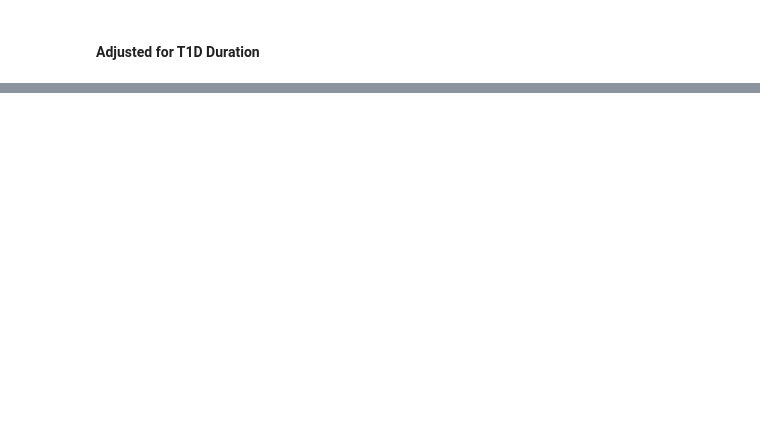
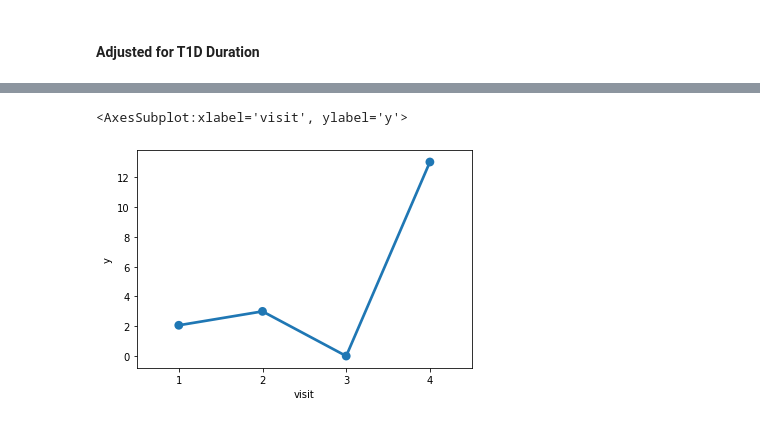
Before and after one commit to childhealthbiostatscore/BDC-Code, a Jupyter notebook: Kim Driscoll/Bring BG Down!/bbgd_mixed_models.ipynb, the cells around one changed output, grey strips where cells are left out. Drawn from its saved outputs; the diff is of its cells as text; code cells hidden in the pictures; blank space fills up the shorter version.

Commit message:
categorical time example

```diff
--- a/Kim Driscoll/Bring BG Down!/bbgd_mixed_models.ipynb
+++ b/Kim Driscoll/Bring BG Down!/bbgd_mixed_models.ipynb
@@ -548,0 +633,8 @@ print(summary(mod)$coefficients[,c(1,4)])
+# %%
+visit = [1,2,3,4] * 250
+time = [float(v)*30 + np.random.normal(0,2) for v in visit]
+y = [float(v + v^2 + v^3) + np.random.normal(0,1) for v in visit]
+visit_means = []
+df = pd.DataFrame({'y': y,'visit': visit,'time': time})
+sns.lmplot(x = 'time',y = 'y',data = df)
+sns.lmplot(x = 'time',y = 'y',data = df, order = 3)
@@ -548,0 +645,5 @@ print(summary(mod)$coefficients[,c(1,4)])
+# %%
+sns.pointplot(x='visit', y='y',data = df)
+# %% [output]
+<AxesSubplot:xlabel='visit', ylabel='y'>
+[figure, added]
```
Also changed, not shown: parts of 12 cells of this notebook.
